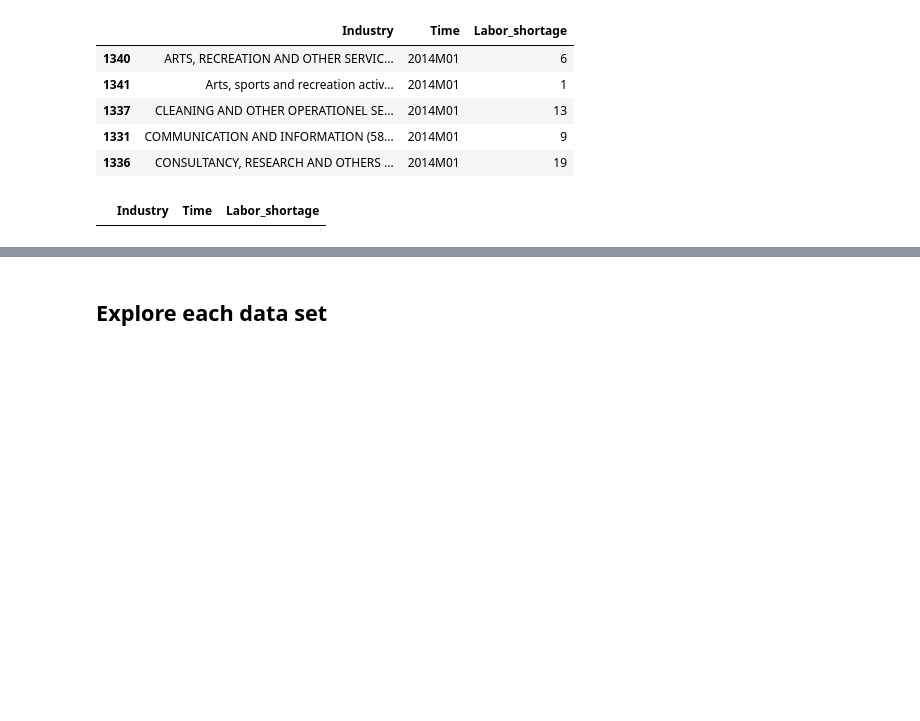
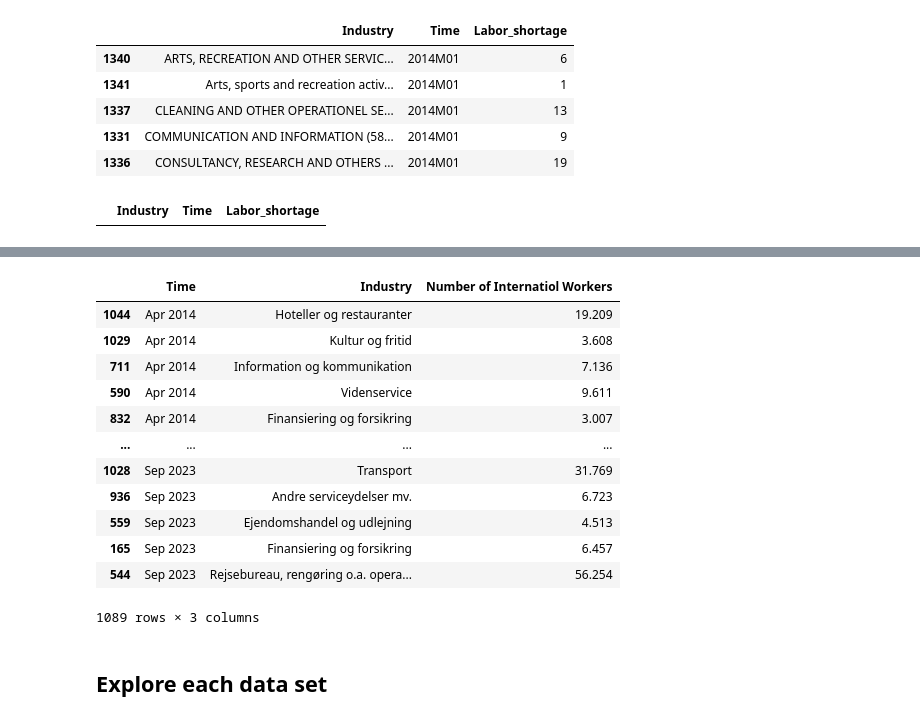
Before and after one commit to NumEconCopenhagen/Projects_2024_Emma-Anna-Oscar, a Jupyter notebook: dataproject/dataproject.ipynb, the cells around one changed output, grey strips where cells are left out. Drawn from its saved outputs; the diff is of its cells as text; code cells hidden in the pictures; blank space fills up the shorter version.

Commit message:
dropping and sorting Json

```diff
--- a/dataproject/dataproject.ipynb
+++ b/dataproject/dataproject.ipynb
@@ -387,0 +390,19 @@ lab_short_service.pivot(index='Time', columns='Industry', values='Labor_shortage
+# %%
+# Now mowing on to the data from Jobindsats.
+print(f'Before cleaning, the JSON datafile from JobIndsats contains {int_lb.shape[0]} observations and {int_lb.shape[1]} variables')
+
+# Copying the DataFrame, which we will clean, incase we need the original data.
+int_lb_copy = int_lb.copy()
+
+# As we've only extracted the data from 2014 and after, we do not need to drop any time-dependent variables.
+# Firstly, we don't need the second and last column, so we drop these.
+int_lb_copy.drop(1, axis=1, inplace=True)
+int_lb_copy.drop(4, axis=1, inplace=True)
+
+# As seen above, the columns are currently named 0,1,...,4. This doesn't say a lot, so we rename all columns:
+int_lb_copy.rename(columns = {0:'Time'}, inplace=True)
+int_lb_copy.rename(columns= {2:'Industry'}, inplace=True)
+int_lb_copy.rename(columns={3:'Number of Internatiol Workers'}, inplace=True)
+
+display(int_lb_copy.head(5))
+print(f'The dataset now contains {int_lb_copy.shape[0]} observations and {int_lb_copy.shape[1]} variables')
@@ -388,3 +418,20 @@ lab_short_service.pivot(index='Time', columns='Industry', values='Labor_shortage
+# %%
+# We now sort through the data by, first by setting time as the sorting index
+int_lb_copy.sort_values(by='Time')
+# %% [output]
+|  | Time | Industry | Number of Internatiol Workers |
+| 1044 | Apr 2014 | Hoteller og restauranter | 19.209 |
+| 1029 | Apr 2014 | Kultur og fritid | 3.608 |
+| 711 | Apr 2014 | Information og kommunikation | 7.136 |
+| 590 | Apr 2014 | Videnservice | 9.611 |
+| 832 | Apr 2014 | Finansiering og forsikring | 3.007 |
+| ... | ... | ... | ... |
+| 1028 | Sep 2023 | Transport | 31.769 |
+| 936 | Sep 2023 | Andre serviceydelser mv. | 6.723 |
+| 559 | Sep 2023 | Ejendomshandel og udlejning | 4.513 |
+| 165 | Sep 2023 | Finansiering og forsikring | 6.457 |
+| 544 | Sep 2023 | Rejsebureau, rengøring o.a. opera... | 56.254 |
+1089 rows × 3 columns
 # %% [markdown]
 ## Explore each data set
 # %% [markdown]
```
Also changed, not shown: parts of 3 cells of this notebook.
